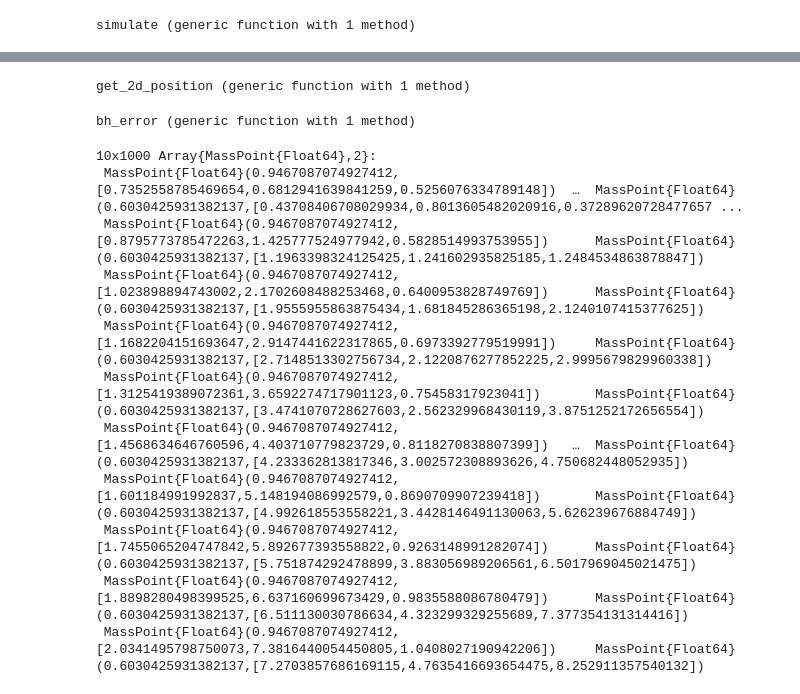
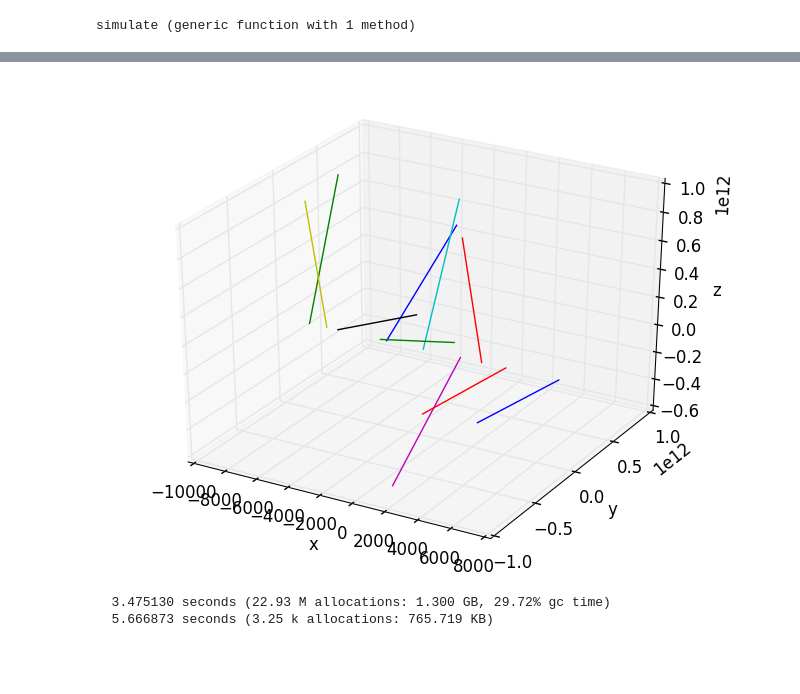
Before and after one commit to anna-jana/numerics-physics-stuff, a Jupyter notebook: nbody.ipynb, the cells around one changed output, grey strips where cells are left out. Saved outputs shown, nothing was run; the diff lists cells and outputs as text; code cells hidden in the pictures; blank space fills up the shorter version.

Commit message:
plotting

```diff
--- a/nbody.ipynb
+++ b/nbody.ipynb
@@ -82,16 +84,16 @@ end
 # %% [output]
 make_tree (generic function with 1 method)
 # %%
-function make_tree{T <: Real}(mass_points::Vector{MassPoint{T}}, box::SpaceBox{T}) # -> Nullable{Object}
+function make_tree(mass_points::Vector{MassPoint}, box::SpaceBox) # -> Nullable{Object}
     if size(mass_points, 1) == 0
-        return Nullable{BarnesHutTree{T}}()
+        return Nullable{BarnesHutTree}()
     elseif size(mass_points, 1) == 1
         return Nullable(mass_points[1])
     else
         center = (box.upper + box.lower)/2
         sub_boxes = split_box(box)
-        sub_point_boxes = Array(Vector{MassPoint{T}}, 2, 2, 2)
-        for i in eachindex(sub_point_boxes); sub_point_boxes[i] = MassPoint{T}[] end
+        sub_point_boxes = Array(Vector{MassPoint}, 2, 2, 2)
+        for i in eachindex(sub_point_boxes); sub_point_boxes[i] = MassPoint[] end
         total_mass = 0.0
         mass_center_position = zeros(3)
         for p in mass_points
@@ -105,7 +107,7 @@ function make_tree{T <: Real}(mass_points::Vector{MassPoint{T}}, box::SpaceBox{T
         end
         mass_center_position /= size(mass_points, 1)
         sub_tries = map(make_tree, sub_point_boxes, sub_boxes)
-        tree = BarnesHutTree{T}(box, sub_tries, total_mass, mass_center_position)
+        tree = BarnesHutTree(box, sub_tries, total_mass, mass_center_position)
         return Nullable(tree)
     end
 end
@@ -147,7 +124,7 @@ Constant of gravity in SI units (m^3/s^2/kg)
 """
 Acceleration of the given masspoint `on` according to the gravitational force of `from`.
 """
-function accel_on{T <: Real}(on::MassPoint{T}, from::MassPoint{T})
+function accel_on(on::MassPoint, from::MassPoint)
     between = from.position - on.position
     d = norm(between)
     if d == 0
@@ -161,5 +138,5 @@ accel_on (generic function with 1 method)
 # %%
-function accel_on{T <: Real}(on::MassPoint{T}, from::BarnesHutTree{T})
+function accel_on(on::MassPoint, from::BarnesHutTree)
     r = norm(from.box.lower - from.box.upper)
     d = norm(on.position - from.mass_center_position)
     if d != 0 && r/d < 1
@@ -238,15 +186,0 @@ direct_simulate (generic function with 1 method)
-# %%
-"""
-Get an vector of the x and y coordinate of the mass point.
-Used for debugging.
-"""
-get_2d_position(p) = [p.position[1], p.position[2]]
-# %% [output]
-get_2d_position (generic function with 1 method)
-# %%
-"""
-Returns a mesure for the error interduced by the barnes hut method.
-"""
-bh_error(bh, rs) = norm(vcat(reshape(bh - res, prod(size(bh)))...))
-# %% [output]
-bh_error (generic function with 1 method)
@@ -259,14 +187,28 @@ h = 1.0;
-# %%
-simulate(ps, vs, T, h)
-# %% [output]
-10x1000 Array{MassPoint{Float64},2}:
- MassPoint{Float64}(0.9467087074927412,[0.7352558785469654,0.6812941639841259,0.5256076334789148])  …  MassPoint{Float64}(0.6030425931382137,[0.43708406708029934,0.8013605482020916,0.37289620728477657 ...
- MassPoint{Float64}(0.9467087074927412,[0.8795773785472263,1.425777524977942,0.5828514993753955])      MassPoint{Float64}(0.6030425931382137,[1.1963398324125425,1.241602935825185,1.2484534863878847])
- MassPoint{Float64}(0.9467087074927412,[1.023898894743002,2.1702608488253468,0.6400953828749769])      MassPoint{Float64}(0.6030425931382137,[1.9555955863875434,1.681845286365198,2.1240107415377625])
- MassPoint{Float64}(0.9467087074927412,[1.1682204151693647,2.9147441622317865,0.6973392779519991])     MassPoint{Float64}(0.6030425931382137,[2.7148513302756734,2.1220876277852225,2.9995679829960338])
- MassPoint{Float64}(0.9467087074927412,[1.3125419389072361,3.6592274717901123,0.75458317923041])       MassPoint{Float64}(0.6030425931382137,[3.4741070728627603,2.562329968430119,3.8751252172656554])
- MassPoint{Float64}(0.9467087074927412,[1.4568634646760596,4.403710779823729,0.8118270838807399])   …  MassPoint{Float64}(0.6030425931382137,[4.233362813817346,3.002572308893626,4.750682448052935])
- MassPoint{Float64}(0.9467087074927412,[1.601184991992837,5.148194086992579,0.8690709907239418])       MassPoint{Float64}(0.6030425931382137,[4.992618553558221,3.4428146491130063,5.626239676884749])
- MassPoint{Float64}(0.9467087074927412,[1.7455065204747842,5.892677393558822,0.9263148991282074])      MassPoint{Float64}(0.6030425931382137,[5.751874292478899,3.883056989206561,6.5017969045021475])
- MassPoint{Float64}(0.9467087074927412,[1.8898280498399525,6.637160699673429,0.9835588086780479])      MassPoint{Float64}(0.6030425931382137,[6.511130030786634,4.323299329255689,7.377354131314416])
- MassPoint{Float64}(0.9467087074927412,[2.0341495798750073,7.3816440054450805,1.0408027190942206])     MassPoint{Float64}(0.6030425931382137,[7.2703857686169115,4.7635416693654475,8.252911357540132])
+# %%
+n = 100;
+r = 1e4
+v = 1e2
+T = 1e10;
+steps = 500
+h = T / steps;
+axis = [0., 0., 1.]
+function rand_point()
+    a = rand()*2*pi
+    b = rand()*2*pi
+    return [r*sin(a)*cos(b), r*sin(a)*sin(b), r*cos(a)]
+end
+function rand_velocity()
+    a = rand()*2*pi
+    return [0., v*sin(a), v*cos(a)]
+end
+ps = [MassPoint(rand()*1e6, rand_point()) for i in 1:n];
+vs = Vector{Float64}[rand_velocity() for i in 1:n];
+push!(ps, MassPoint(1e15, zeros(3)))
+push!(vs, zeros(3));
+# %%
+@time res = simulate(ps, vs, T, h);
+@time plot_orbits(res[1:10, :])
+# %% [output]
+[figure, added]
+  3.475130 seconds (22.93 M allocations: 1.300 GB, 29.72% gc time)
+  5.666873 seconds (3.25 k allocations: 765.719 KB)
```
Also changed, not shown: parts of 16 cells of this notebook.
